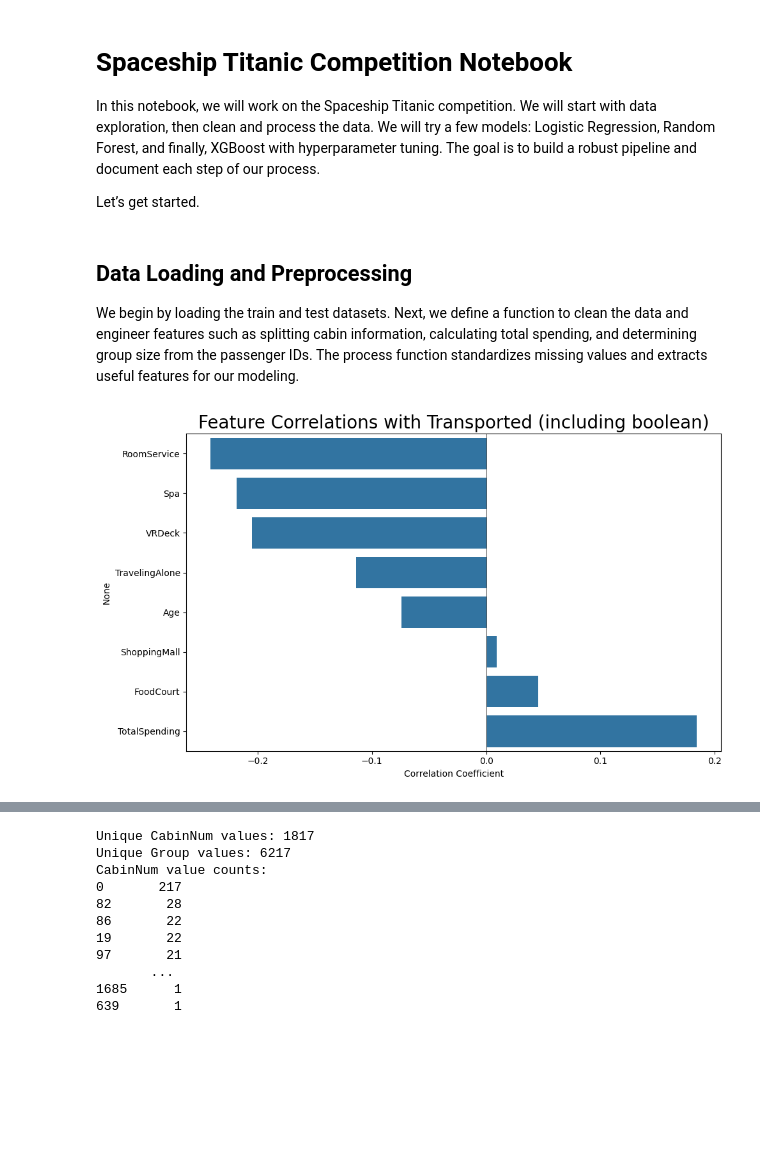
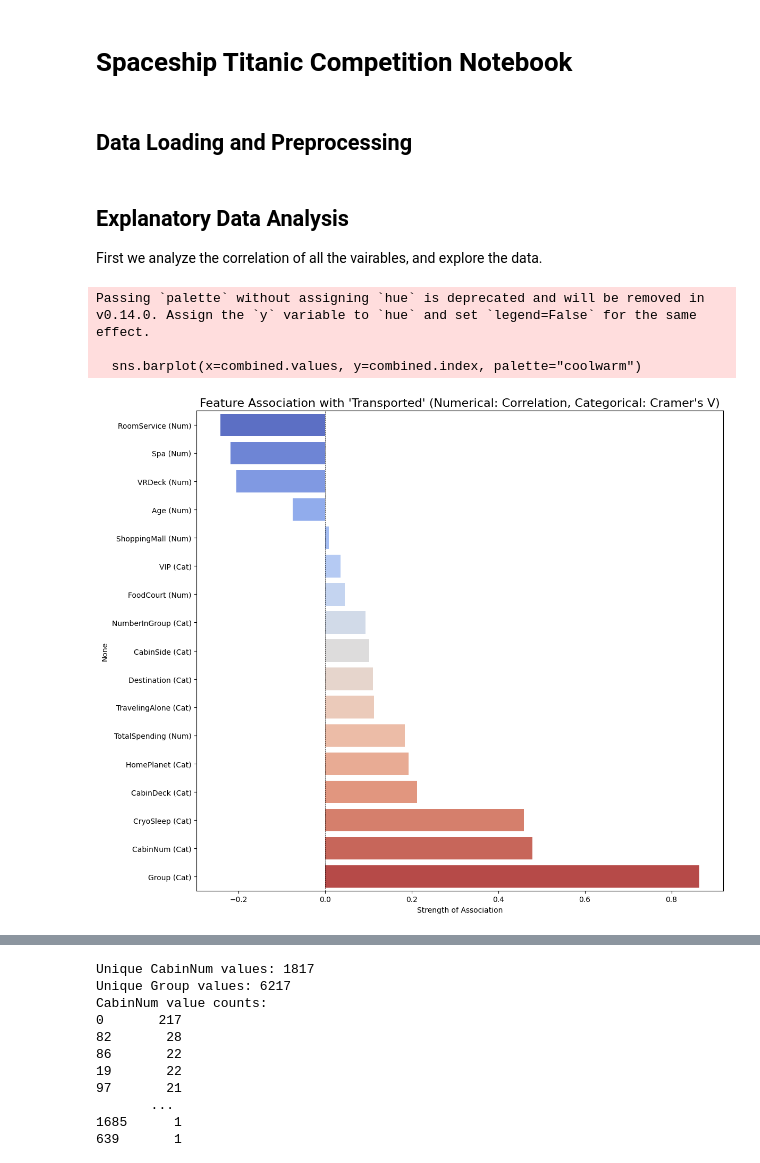
Before and after one commit to charlotteZ765/347project, a Jupyter notebook: QTM347Project.ipynb, the cells around one changed output, grey strips where cells are left out. Cells and saved outputs as stored; diff of their text form; code cells hidden in the pictures; blank space fills up the shorter version.

Commit message:
DataCleaning+Exploration Done

```diff
--- a/QTM347Project.ipynb
+++ b/QTM347Project.ipynb
@@ -1,13 +1,7 @@
 # %% [markdown]
 # Spaceship Titanic Competition Notebook
-
-In this notebook, we will work on the Spaceship Titanic competition. We will start with data exploration, then clean and process the data. We will try a few models: Logistic Regression, Random Forest, and finally, XGBoost with hyperparameter tuning. The goal is to build a robust pipeline and document each step of our process.
-
-Let’s get started.
 # %% [markdown]
 ## Data Loading and Preprocessing
-
-We begin by loading the train and test datasets. Next, we define a function to clean the data and engineer features such as splitting cabin information, calculating total spending, and determining group size from the passenger IDs. The process function standardizes missing values and extracts useful features for our modeling.
 # %%
 import numpy as np
 import pandas as pd
@@ -71,21 +65,45 @@ df['HomePlanet'] = df['HomePlanet'].astype('category')
 df['CryoSleep'] = df['CryoSleep'].astype('category')
 df['Destination'] = df['Destination'].astype('category')
 df['VIP'] = df['VIP'].astype('category')
+df['TravelingAlone'] = df['TravelingAlone'].astype('category')
+# %% [markdown]
+## Explanatory Data Analysis
+
+First we analyze the correlation of all the vairables, and explore the data.
 # %%
+import matplotlib.pyplot as plt
+import seaborn as sns
+import pandas as pd
+import numpy as np
 
-analysis_df = df.copy()
-attributes = ['TotalSpending', 'CryoSleep', 'VIP', 'Age', 'RoomService', 'FoodCourt', 'ShoppingMall', 'Spa', 'VRDeck', 'Transported', 'TravelingAlone']
+# Correlations for numerical features
+corr_matrix = df[attributes].corr()
+num_corr = corr_matrix['Transported'].drop('Transported').sort_values()
 
-corr_matrix = analysis_df[attributes].corr()
-corr_matrix['Transported'].sort_values(ascending=False)
-plt.figure(figsize=(10, 6))
-# Excluding 'Transported' from the correlations
-correlations = corr_matrix['Transported'].drop('Transported').sort_values(ascending=True)
-sns.barplot(x=correlations.values, y=correlations.index)
-plt.title('Feature Correlations with Transported (including boolean)', fontsize=20)
-plt.xlabel('Correlation Coefficient')
-plt.axvline(x=0, color='black', linestyle='-', linewidth=0.5)
+# Cramer's V for categorical features (from your existing code)
+cat_cramers_v = pd.Series(important_columns)
+
+# Combine both into one Series, labeling type
+num_corr_named = pd.Series(num_corr, name='Association')
+num_corr_named.index = [f"{col} (Num)" for col in num_corr_named.index]
+
+cat_cramers_v_named = pd.Series(cat_cramers_v, name='Association')
+cat_cramers_v_named.index = [f"{col} (Cat)" for col in cat_cramers_v_named.index]
+
+# Concatenate and sort for plotting
+combined = pd.concat([num_corr_named, cat_cramers_v_named])
+combined = combined.sort_values()
+
+# Plot
+plt.figure(figsize=(12, 10))
+sns.barplot(x=combined.values, y=combined.index, palette="coolwarm")
+plt.title("Feature Association with 'Transported' (Numerical: Correlation, Categorical: Cramer's V)", fontsize=16)
+plt.xlabel("Strength of Association")
+plt.axvline(x=0, color='black', linestyle='--', linewidth=0.5)
 plt.tight_layout()
 plt.show()
 # %% [output]
+Passing `palette` without assigning `hue` is deprecated and will be removed in v0.14.0. Assign the `y` variable to `hue` and set `legend=False` for the same effect.
+
+  sns.barplot(x=combined.values, y=combined.index, palette="coolwarm")
-[figure, old version]
+[figure, new version]
```
Also changed, not shown: parts of 4 cells of this notebook.
